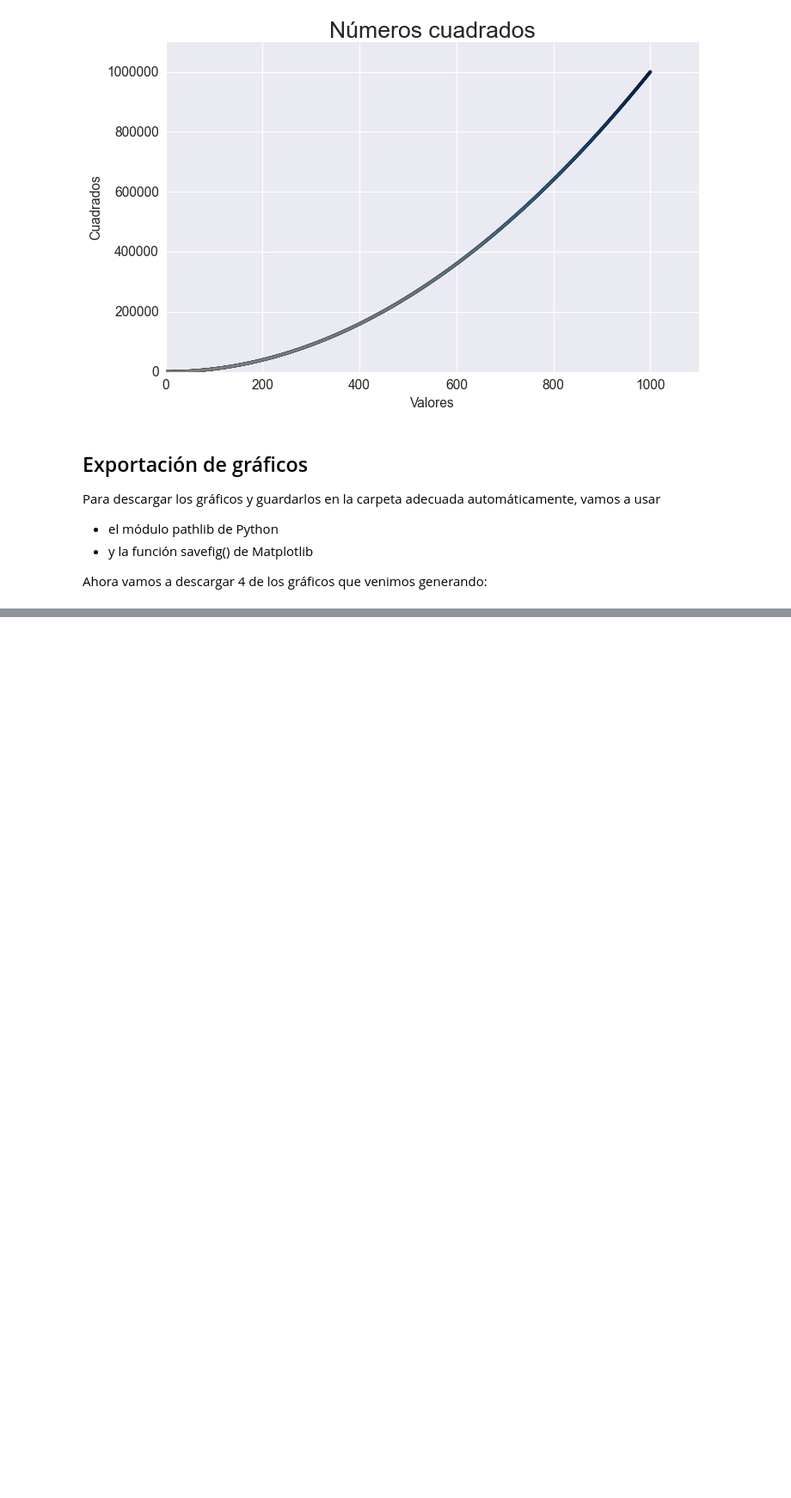
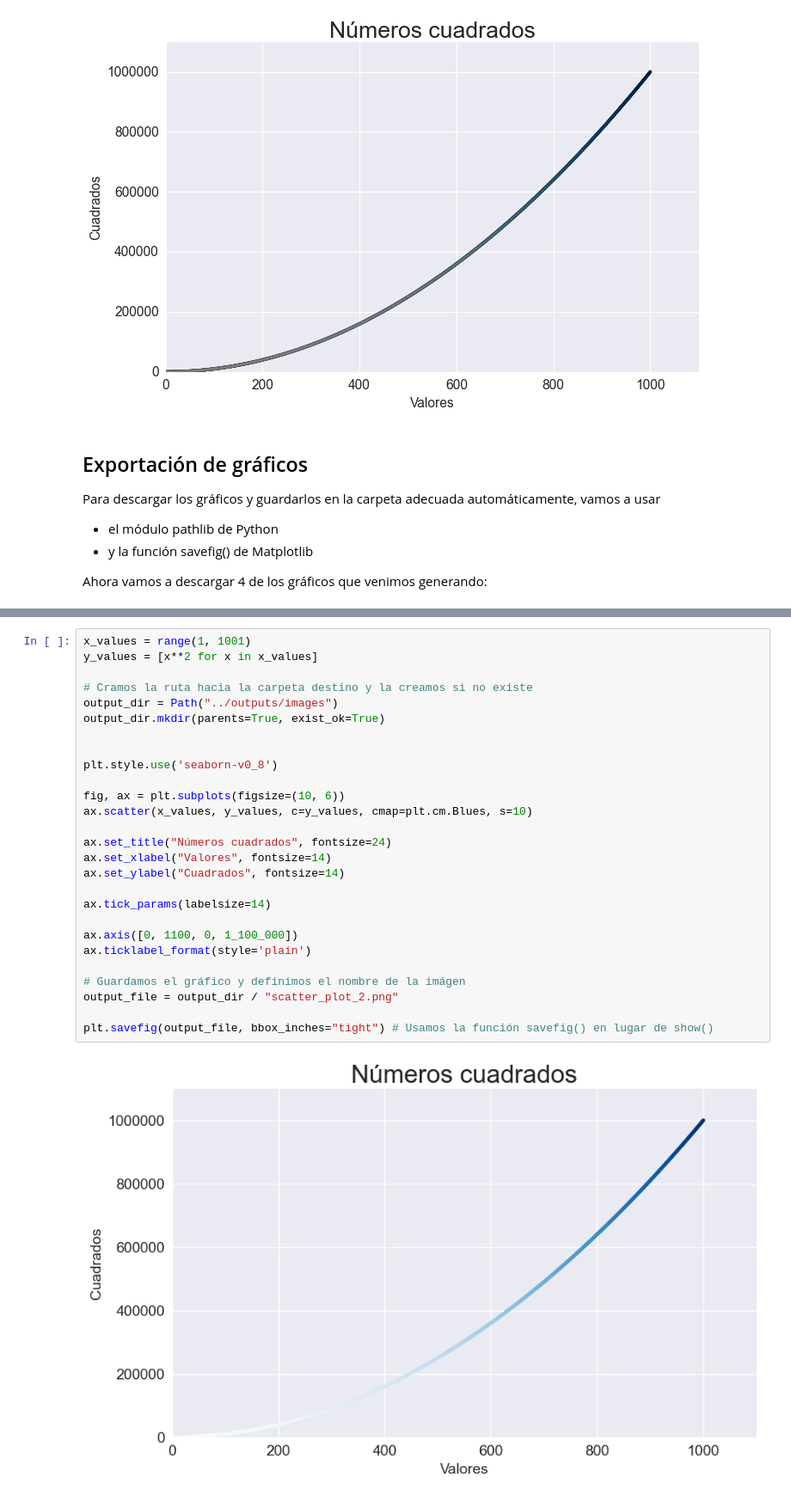
Before and after one commit to RodriManuel/python-data-visualization, a Jupyter notebook: notebooks/00_generando_graficos.ipynb, the cells around one changed output, grey strips where cells are left out. Shown at 86% size. Drawn from its saved outputs; the diff is of its cells as text; blank space fills up the shorter version.

```diff
--- a/notebooks/00_generando_graficos.ipynb
+++ b/notebooks/00_generando_graficos.ipynb
@@ -216,0 +248,29 @@ plt.savefig(output_file, bbox_inches="tight") # Usamos la función savefig() en
+# %%
+x_values = range(1, 1001)
+y_values = [x**2 for x in x_values]
+
+# Cramos la ruta hacia la carpeta destino y la creamos si no existe
+output_dir = Path("../outputs/images")
+output_dir.mkdir(parents=True, exist_ok=True)
+
+
+plt.style.use('seaborn-v0_8')
+
+fig, ax = plt.subplots(figsize=(10, 6))
+ax.scatter(x_values, y_values, c=y_values, cmap=plt.cm.Blues, s=10)
+
+ax.set_title("Números cuadrados", fontsize=24)
+ax.set_xlabel("Valores", fontsize=14)
+ax.set_ylabel("Cuadrados", fontsize=14)
+
+ax.tick_params(labelsize=14)
+
+ax.axis([0, 1100, 0, 1_100_000])
+ax.ticklabel_format(style='plain')
+
+# Guardamos el gráfico y definimos el nombre de la imágen
+output_file = output_dir / "scatter_plot_2.png"
+
+plt.savefig(output_file, bbox_inches="tight") # Usamos la función savefig() en lugar de show()
+# %% [output]
+[figure, added]
```
Also changed, not shown: parts of 6 cells of this notebook.
